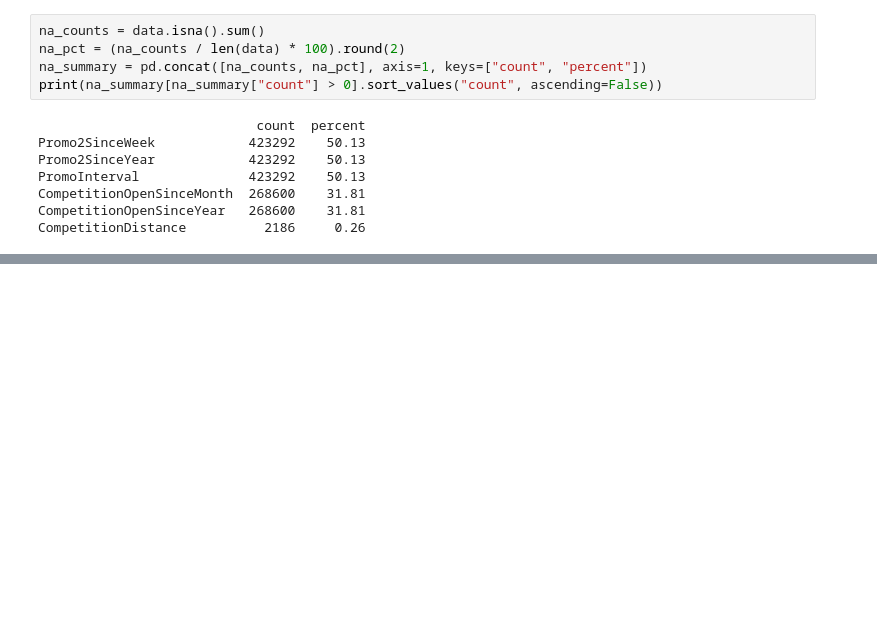
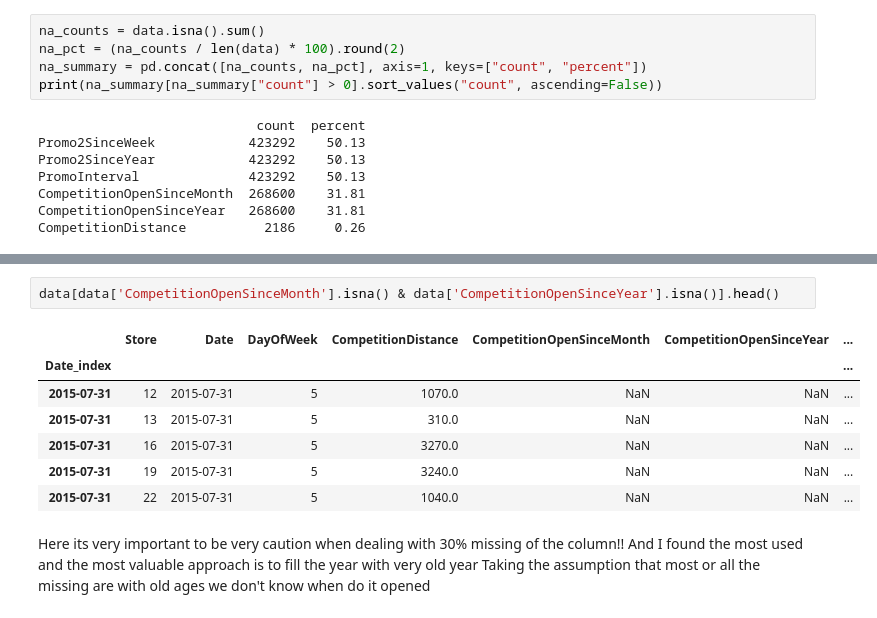
Before and after one commit to mohamedseif-10/Sales-Forecasting, a Jupyter notebook: Notebooks/Data_cleaning.ipynb, the cells around one changed output, grey strips where cells are left out. Cells and saved outputs as stored; diff of their text form; blank space fills up the shorter version.

```diff
--- a/Notebooks/Data_cleaning.ipynb
+++ b/Notebooks/Data_cleaning.ipynb
@@ -275,0 +365,14 @@ CompetitionDistance          2186     0.26
+# %%
+data[data['CompetitionOpenSinceMonth'].isna() & data['CompetitionOpenSinceYear'].isna()].head()
+# %% [output]
+|  | Store | Date | DayOfWeek | CompetitionDistance | CompetitionOpenSinceMonth | CompetitionOpenSinceYear | ... |
+| Date_index |  |  |  |  |  |  | ... |
+| 2015-07-31 | 12 | 2015-07-31 | 5 | 1070.0 | NaN | NaN | ... |
+| 2015-07-31 | 13 | 2015-07-31 | 5 | 310.0 | NaN | NaN | ... |
+| 2015-07-31 | 16 | 2015-07-31 | 5 | 3270.0 | NaN | NaN | ... |
+| 2015-07-31 | 19 | 2015-07-31 | 5 | 3240.0 | NaN | NaN | ... |
+| 2015-07-31 | 22 | 2015-07-31 | 5 | 1040.0 | NaN | NaN | ... |
+# %% [markdown]
+Here its very important to be very caution when dealing with 30% missing of the column!!
+And I found the most used and the most valuable approach is to fill the year with very old year
+Taking the assumption that most or all the missing are with old ages we don't know when do it opened
```
Also changed, not shown: parts of 22 cells of this notebook, 2 other files.
